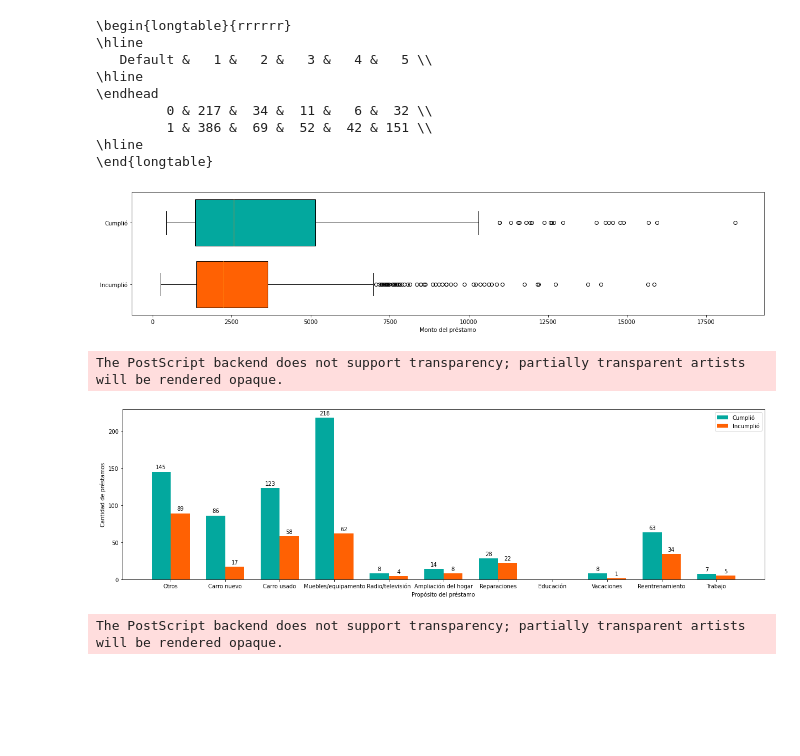
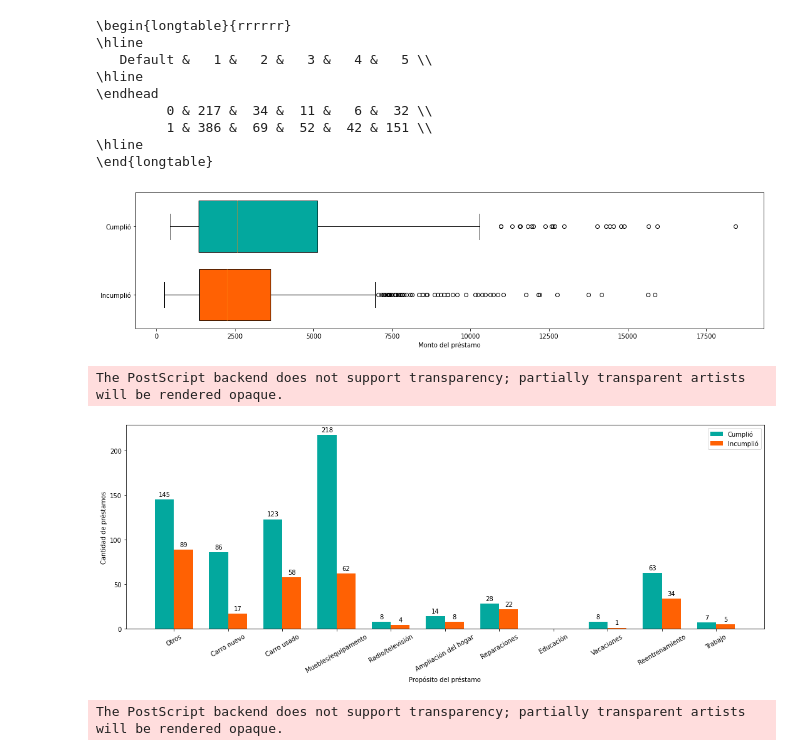
Before and after one commit to Afr063426/Proyecto_Est_Act_II, a Jupyter notebook: codigo.ipynb, the cells around one changed output. Saved outputs shown, nothing was run; the diff lists cells and outputs as text; code cells hidden in the pictures; blank space fills up the shorter version.

```diff
--- a/codigo.ipynb
+++ b/codigo.ipynb
@@ -151,26 +152,28 @@ print(tabulate(savings_default,headers='keys',tablefmt='latex_longtable'))
 # %%
 datosG1 = data.loc[:, ["Monto", "Default"]]
 datosG2 = [datosG1[datosG1["Default"]==1].Monto, datosG1[datosG1["Default"]==0].Monto]
-fig, (ax1) = plt.subplots(nrows=1, ncols=1, figsize=(20, 4))
+
+fig, (ax1) = plt.subplots(nrows=1, ncols=1, figsize=(18, 4))
 
 # rectangular box plot
 bplot1 = ax1.boxplot(datosG2,
                      vert=False,  # vertical box alignment
                      patch_artist=True,  # fill with color
                      labels=["Incumplió", "Cumplió"],
                      widths=(0.75, 0.75))  # will be used to label x-ticks
 
 # Add some text for labels, title and custom x-axis tick labels, etc.
 #ax1.set_ylabel('Condición del prestamo')
 ax1.set_xlabel('Monto del préstamo')
+
 # fill with colors
 for patch, color in zip(bplot1['boxes'], [ '#FF6103', '#03A89E']):
         patch.set_facecolor(color)
 
 plt.savefig('montos.eps', format='eps')
 plt.show()
 # %% [output]
-[figure, old version]
+[figure, new version]
 # %%
 #Hacer que para cada uno de los labels este los defalu, me gusta más
 datosG1 = data.loc[:, ["Proposito", "Default"]]
@@ -194,7 +197,7 @@ eje2=np.unique(datosG1[datosG1["Default"]==0].Proposito, return_counts=True)
 x = np.arange(len(labels))  # the label locations
 width = 0.35  # the width of the bars
 
-fig, ax = plt.subplots(nrows=1, ncols=1, figsize=(17, 5))
+fig, ax = plt.subplots(nrows=1, ncols=1, figsize=(15, 6))
 rects1 = ax.bar(eje1[0]- width/2 ,eje1[1], width, label='Cumplió', color=[ "#03A89E"])
 rects2 = ax.bar(eje2[0]+ width/2, eje2[1], width, label='Incumplió', color=["#FF6103"])
 
@@ -203,7 +206,8 @@ ax.set_ylabel('Cantidad de préstamos')
 ax.set_xlabel('Propósito del préstamo')
 #ax.set_title('Distribución de los motivos por los cuales se solicita un crédito')
 ax.set_xticks(x)
-ax.set_xticklabels(labels)
+ax.set_xticklabels(labels, rotation=30)
+
 ax.legend()
 
 def autolabel(rects):
@@ -227,7 +231,7 @@ plt.savefig('Proposito.eps', format='eps')
 plt.show()
 # %% [output]
 The PostScript backend does not support transparency; partially transparent artists will be rendered opaque.
-[figure, old version]
+[figure, new version]
 # %%
 #Hacer que para cada uno de los labels este los defalu, me gusta más
 datosG1 = data.loc[:, ["Extranjero", "Default"]]
```
Also changed, not shown: parts of 4 cells of this notebook, 3 other files.
